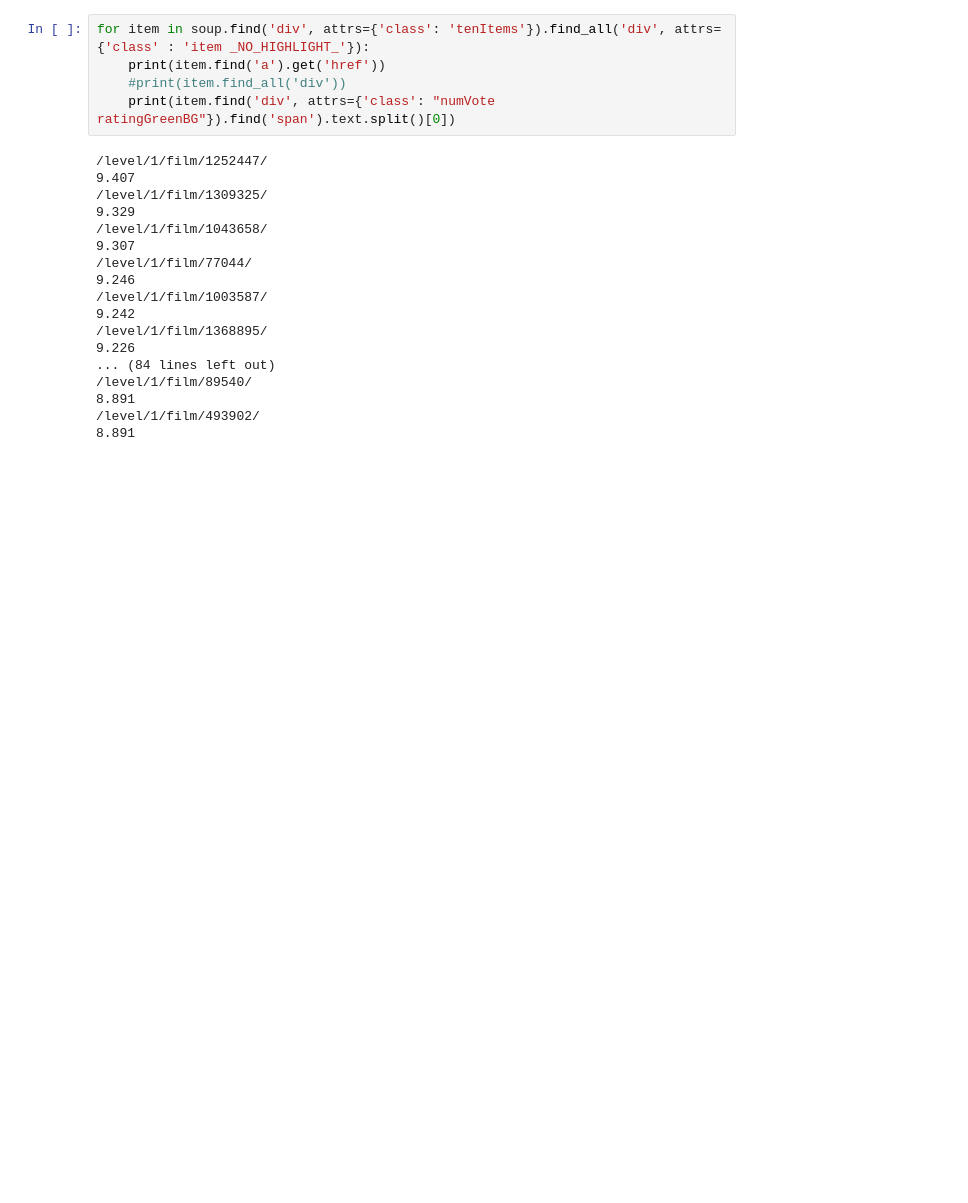
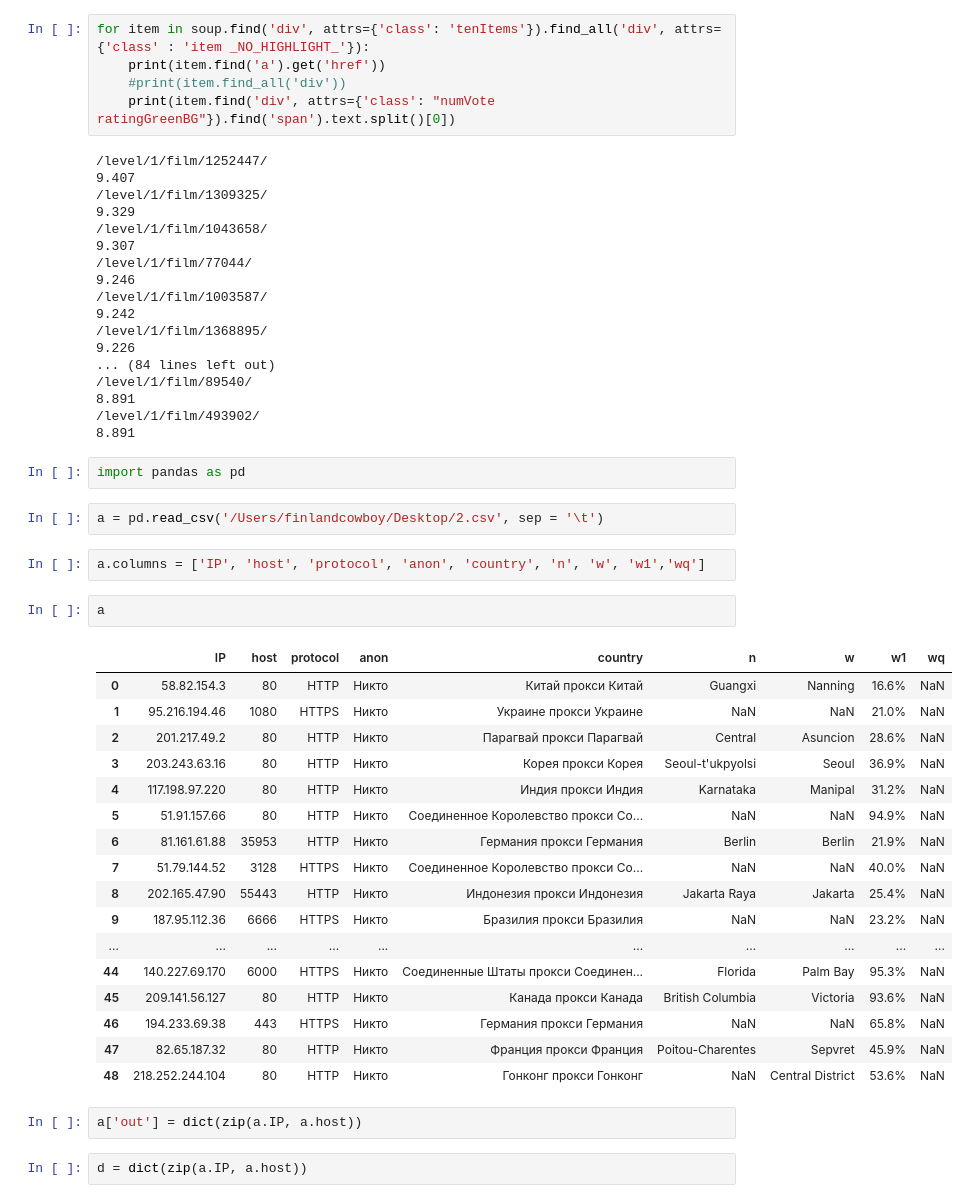
Before and after one commit to finlandcowboy/Django-movies-recommendational-system, a Jupyter notebook: data parse.ipynb, the cells around one changed output. Drawn from its saved outputs; the diff is of its cells as text; blank space fills up the shorter version.

```diff
--- a/data parse.ipynb
+++ b/data parse.ipynb
@@ -136,3 +138,33 @@ for item in soup.find('div', attrs={'class': 'tenItems'}).find_all('div', attrs=
 8.891
 /level/1/film/493902/
 8.891
+# %%
+import pandas as pd
+# %%
+a = pd.read_csv('/Users/finlandcowboy/Desktop/2.csv', sep = '\t')
+# %%
+a.columns = ['IP', 'host', 'protocol', 'anon', 'country', 'n', 'w', 'w1','wq']
+# %%
+a
+# %% [output]
+|  | IP | host | protocol | anon | country | n | w | w1 | wq |
+| 0 | 58.82.154.3 | 80 | HTTP | Никто | Китай прокси Китай | Guangxi | Nanning | 16.6% | NaN |
+| 1 | 95.216.194.46 | 1080 | HTTPS | Никто | Украине прокси Украине | NaN | NaN | 21.0% | NaN |
+| 2 | 201.217.49.2 | 80 | HTTP | Никто | Парагвай прокси Парагвай | Central | Asuncion | 28.6% | NaN |
+| 3 | 203.243.63.16 | 80 | HTTP | Никто | Корея прокси Корея | Seoul-t'ukpyolsi | Seoul | 36.9% | NaN |
+| 4 | 117.198.97.220 | 80 | HTTP | Никто | Индия прокси Индия | Karnataka | Manipal | 31.2% | NaN |
+| 5 | 51.91.157.66 | 80 | HTTP | Никто | Соединенное Королевство прокси Со... | NaN | NaN | 94.9% | NaN |
+| 6 | 81.161.61.88 | 35953 | HTTP | Никто | Германия прокси Германия | Berlin | Berlin | 21.9% | NaN |
+| 7 | 51.79.144.52 | 3128 | HTTPS | Никто | Соединенное Королевство прокси Со... | NaN | NaN | 40.0% | NaN |
+| 8 | 202.165.47.90 | 55443 | HTTP | Никто | Индонезия прокси Индонезия | Jakarta Raya | Jakarta | 25.4% | NaN |
+| 9 | 187.95.112.36 | 6666 | HTTPS | Никто | Бразилия прокси Бразилия | NaN | NaN | 23.2% | NaN |
+| ... | ... | ... | ... | ... | ... | ... | ... | ... | ... |
+| 44 | 140.227.69.170 | 6000 | HTTPS | Никто | Соединенные Штаты прокси Соединен... | Florida | Palm Bay | 95.3% | NaN |
+| 45 | 209.141.56.127 | 80 | HTTP | Никто | Канада прокси Канада | British Columbia | Victoria | 93.6% | NaN |
+| 46 | 194.233.69.38 | 443 | HTTPS | Никто | Германия прокси Германия | NaN | NaN | 65.8% | NaN |
+| 47 | 82.65.187.32 | 80 | HTTP | Никто | Франция прокси Франция | Poitou-Charentes | Sepvret | 45.9% | NaN |
+| 48 | 218.252.244.104 | 80 | HTTP | Никто | Гонконг прокси Гонконг | NaN | Central District | 53.6% | NaN |
+# %%
+a['out'] = dict(zip(a.IP, a.host))
+# %%
+d = dict(zip(a.IP, a.host))
```
Also changed, not shown: parts of 6 cells of this notebook, 2 other files.
